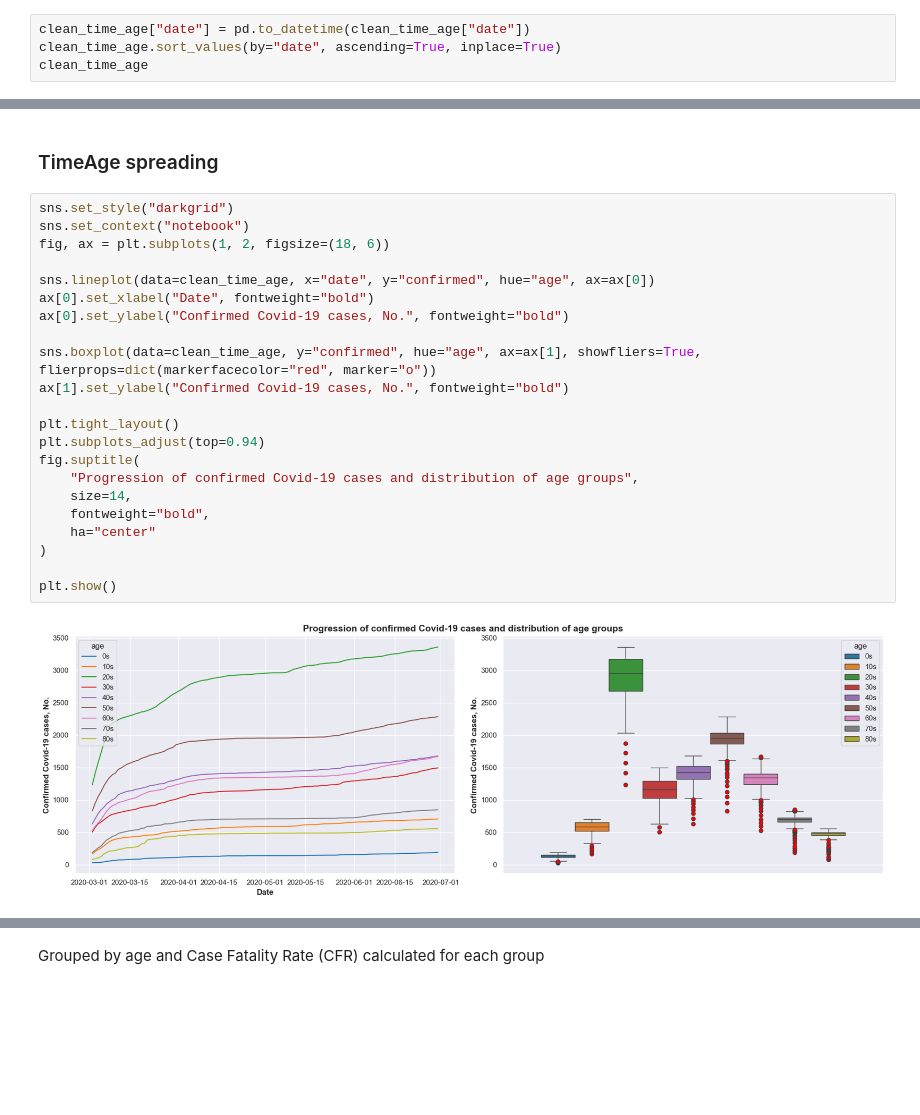
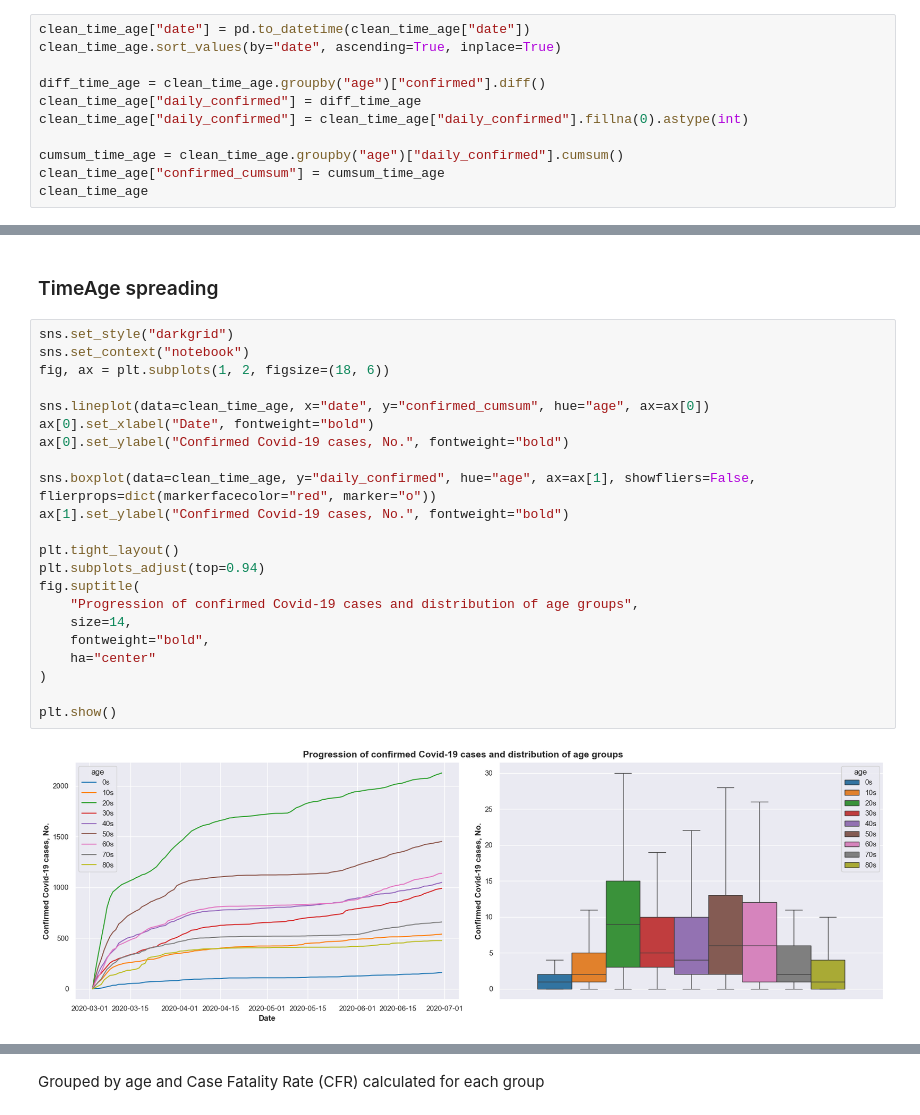
Before and after one commit to ShariYo/Modul1_Sprint4, a Jupyter notebook: project/main.ipynb, the cells around one changed output, grey strips where cells are left out. Cells and saved outputs as stored; diff of their text form; blank space fills up the shorter version.

```diff
--- a/project/main.ipynb
+++ b/project/main.ipynb
@@ -130,5 +168,12 @@ memory usage: 42.7+ KB
 # %%
 clean_time_age["date"] = pd.to_datetime(clean_time_age["date"])
 clean_time_age.sort_values(by="date", ascending=True, inplace=True)
+
+diff_time_age = clean_time_age.groupby("age")["confirmed"].diff()
+clean_time_age["daily_confirmed"] = diff_time_age
+clean_time_age["daily_confirmed"] = clean_time_age["daily_confirmed"].fillna(0).astype(int)
+
+cumsum_time_age = clean_time_age.groupby("age")["daily_confirmed"].cumsum()
+clean_time_age["confirmed_cumsum"] = cumsum_time_age
 clean_time_age
 # %% [output]
@@ -257,25 +334,25 @@ plt.show()
 # %%
 sns.set_style("darkgrid")
 sns.set_context("notebook")
 fig, ax = plt.subplots(1, 2, figsize=(18, 6))
 
-sns.lineplot(data=clean_time_age, x="date", y="confirmed", hue="age", ax=ax[0])
+sns.lineplot(data=clean_time_age, x="date", y="confirmed_cumsum", hue="age", ax=ax[0])
 ax[0].set_xlabel("Date", fontweight="bold")
 ax[0].set_ylabel("Confirmed Covid-19 cases, No.", fontweight="bold")
 
-sns.boxplot(data=clean_time_age, y="confirmed", hue="age", ax=ax[1], showfliers=True, flierprops=dict(markerfacecolor="red", marker="o"))
+sns.boxplot(data=clean_time_age, y="daily_confirmed", hue="age", ax=ax[1], showfliers=False, flierprops=dict(markerfacecolor="red", marker="o"))
 ax[1].set_ylabel("Confirmed Covid-19 cases, No.", fontweight="bold")
 
 plt.tight_layout()
 plt.subplots_adjust(top=0.94)
 fig.suptitle(
     "Progression of confirmed Covid-19 cases and distribution of age groups",
     size=14,
     fontweight="bold",
     ha="center"
 )
 
 plt.show()
 # %% [output]
-[figure, old version]
+[figure, new version]
 # %% [markdown]
```
Also changed, not shown: parts of 19 cells of this notebook, 1 other file.
